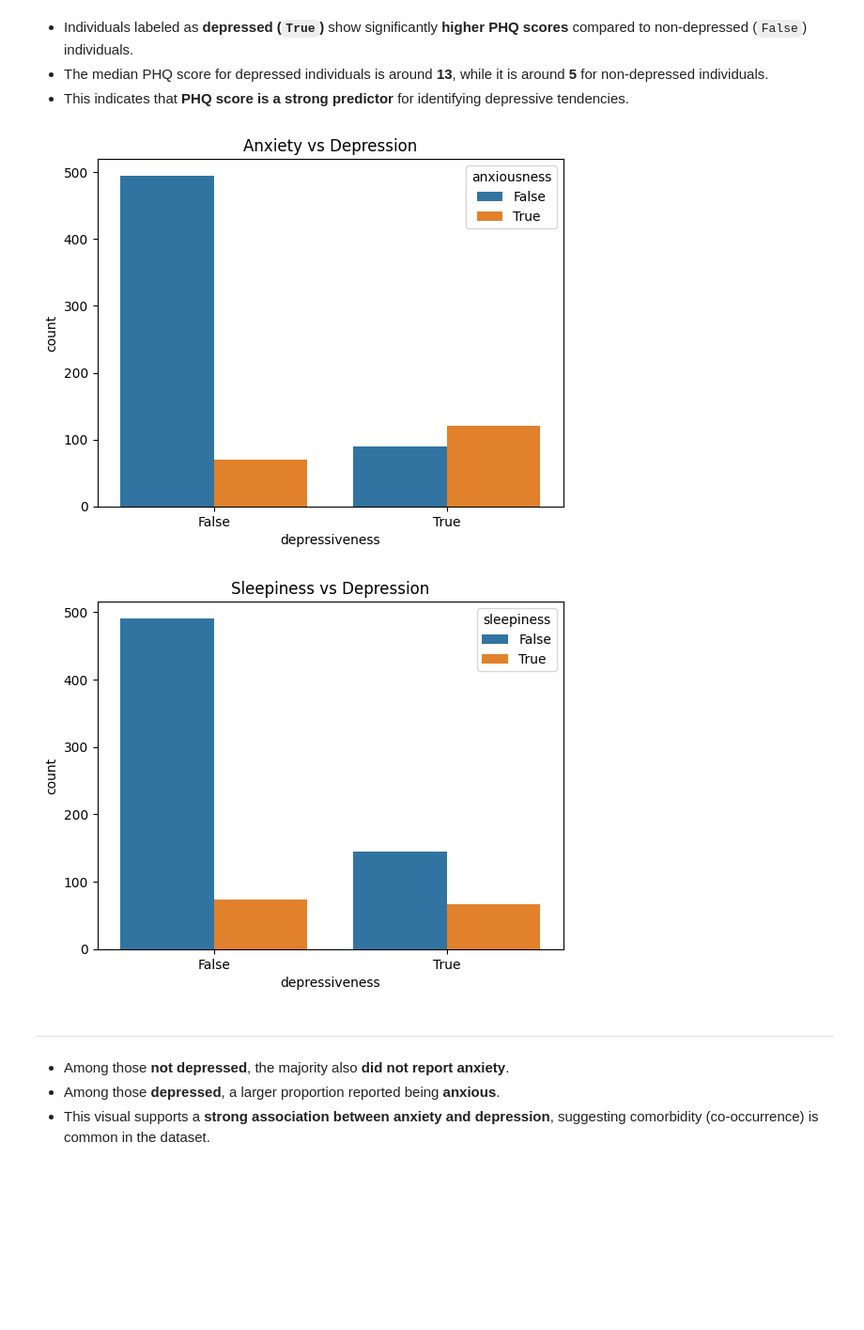
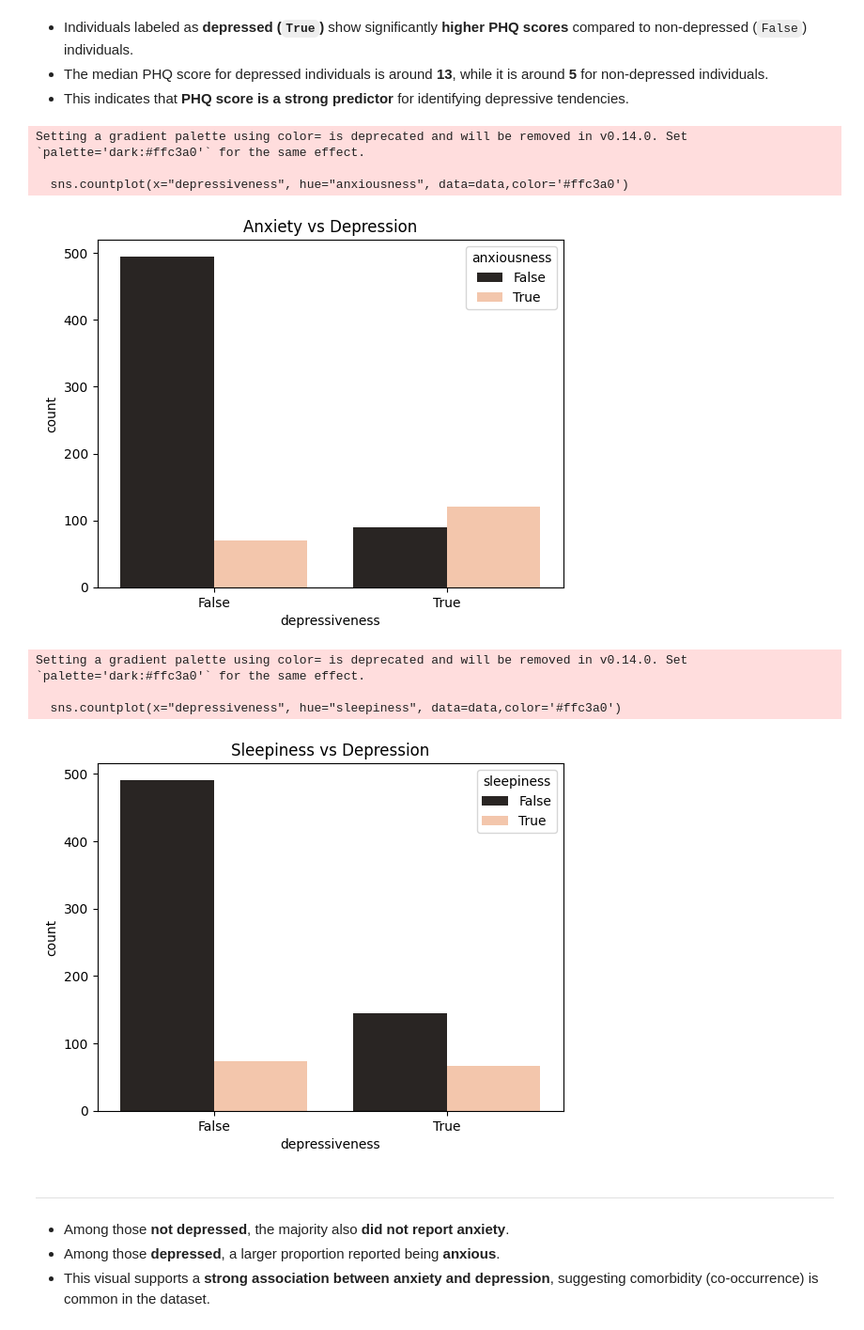
Before and after one commit to Aya-Elgammal/EDA, a Jupyter notebook: EDA.ipynb, the cells around one changed output. Shown: that part at 94% size. Cells and saved outputs as stored; diff of their text form; code cells hidden in the pictures; blank space fills up the shorter version.

```diff
--- a/EDA.ipynb
+++ b/EDA.ipynb
@@ -225,17 +232,23 @@ plt.show()
 - The median PHQ score for depressed individuals is around **13**, while it is around **5** for non-depressed individuals.
 - This indicates that **PHQ score is a strong predictor** for identifying depressive tendencies.
 # %%
-sns.countplot(x="depressiveness", hue="anxiousness", data=data)
+sns.countplot(x="depressiveness", hue="anxiousness", data=data,color='#ffc3a0')
 plt.title("Anxiety vs Depression")
 plt.show()
 # %% [output]
+Setting a gradient palette using color= is deprecated and will be removed in v0.14.0. Set `palette='dark:#ffc3a0'` for the same effect.
+
+  sns.countplot(x="depressiveness", hue="anxiousness", data=data,color='#ffc3a0')
-[figure, old version]
+[figure, new version]
 # %%
-sns.countplot(x="depressiveness", hue="sleepiness", data=data)
+sns.countplot(x="depressiveness", hue="sleepiness", data=data,color='#ffc3a0')
 plt.title("Sleepiness vs Depression")
 plt.show()
 # %% [output]
+Setting a gradient palette using color= is deprecated and will be removed in v0.14.0. Set `palette='dark:#ffc3a0'` for the same effect.
+
+  sns.countplot(x="depressiveness", hue="sleepiness", data=data,color='#ffc3a0')
-[figure, old version]
+[figure, new version]
 # %% [markdown]
 
 
```
Also changed, not shown: parts of 13 cells of this notebook.
